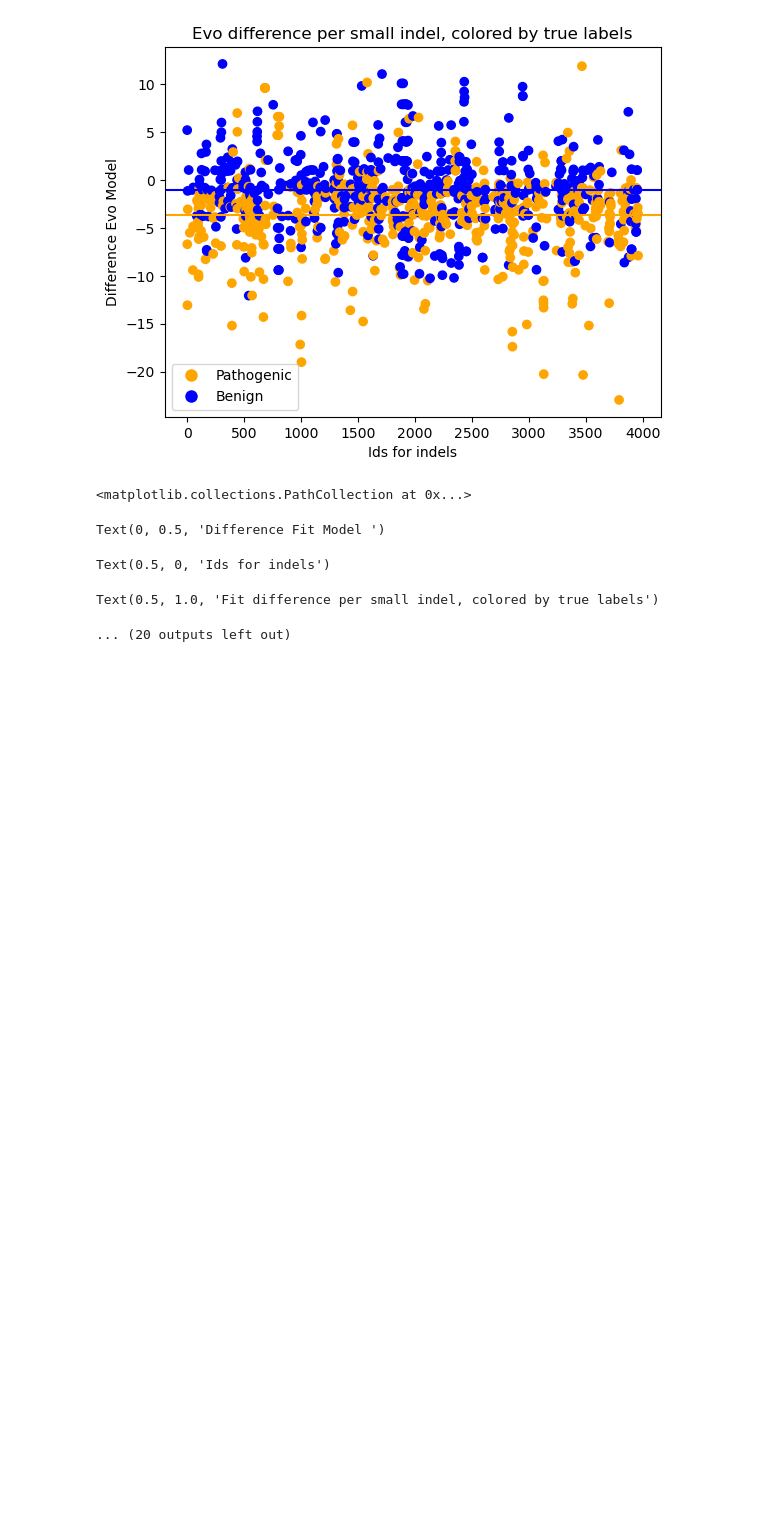
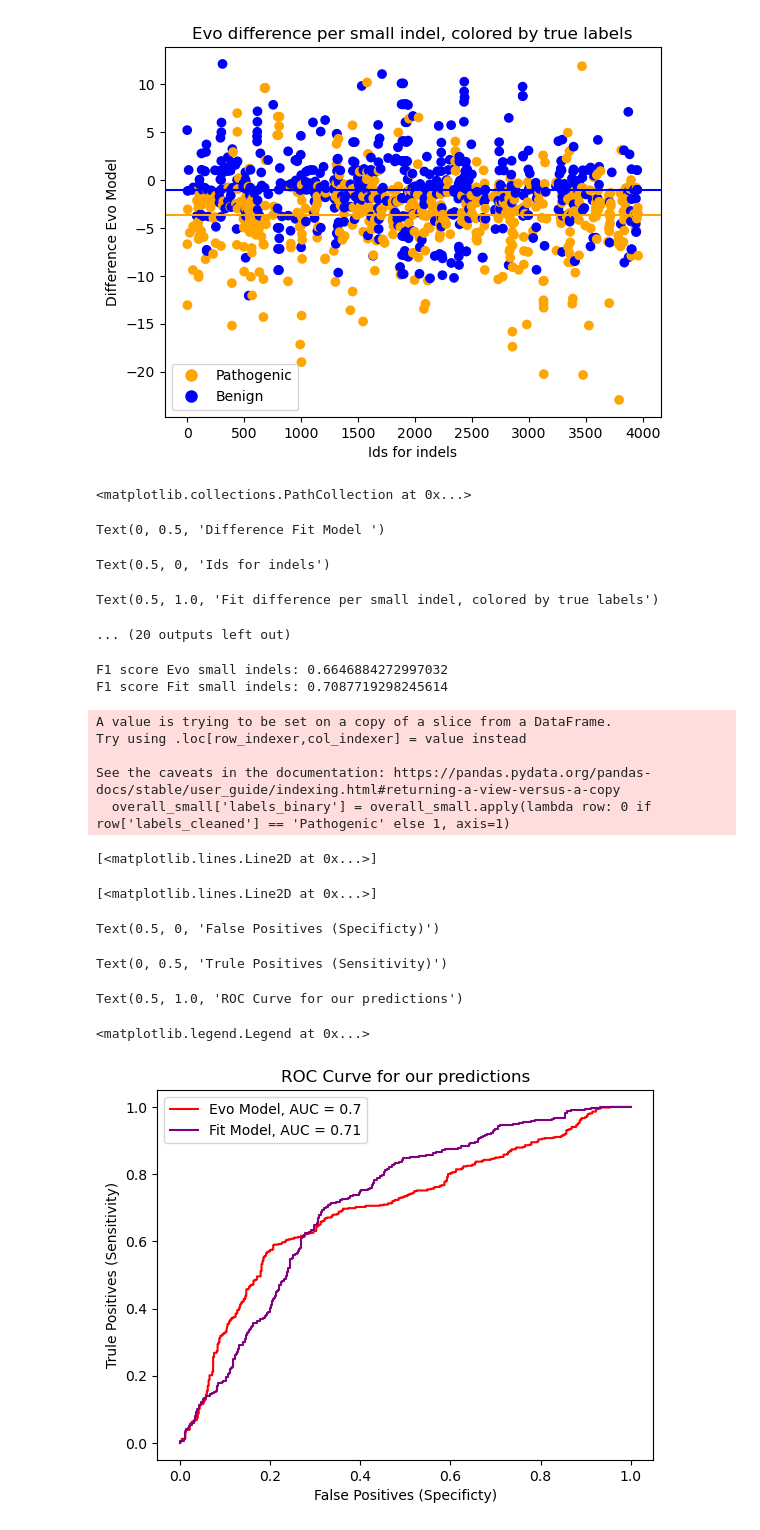
Before and after one commit to OriolGraCar/IndeLLM, a Jupyter notebook: Analysis/Analysis.ipynb, the cells around one changed output. Cells and saved outputs as stored; diff of their text form; code cells hidden in the pictures; blank space fills up the shorter version.

Commit message:
"Added ROC curves, F1 scores and VEST comparisons"

```diff
--- a/Analysis/Analysis.ipynb
+++ b/Analysis/Analysis.ipynb
@@ -237,3 +237,62 @@ Text(0, 0.5, 'Difference Fit Model ')
 Text(0.5, 0, 'Ids for indels')
 Text(0.5, 1.0, 'Fit difference per small indel, colored by true labels')
 ... (20 outputs left out)
+# %%
+from sklearn import metrics
+from sklearn.metrics import RocCurveDisplay
+from sklearn.metrics import f1_score
+
+#Turing the true lables into binary
+overall_small['labels_binary'] = overall_small.apply(lambda row: 0 if row['labels_cleaned'] == 'Pathogenic' else 1, axis=1)
+
+#Extrating Arrays
+truelabels = overall_small['labels_binary'].values
+pred_evo = overall_small['dif_evo'].values
+pred_fit = overall_small['dif_fit'].values
+
+#Calculating FP, TN and thresholds for Evo and Fit
+fpr_evo, tpr_evo, thersholds_evo = metrics.roc_curve(truelabels, pred_evo)
+roc_auc_evo = round(metrics.auc(fpr_evo, tpr_evo), 2)
+
+fpr_fit, tpr_fit, thersholds_fit = metrics.roc_curve(truelabels, pred_fit)
+roc_auc_fit = round(metrics.auc(fpr_fit, tpr_fit), 2)
+
+#Using the threshold to create a binary table of the predicted values
+#Find the best threshold
+tresh_evo = thersholds_evo[np.argmax(tpr_evo - fpr_evo)]
+tresh_fit = thersholds_fit[np.argmax(tpr_fit - fpr_fit)]
+
+#Converting the continous predictions into binary
+pred_evo_bin = [1 if x >= tresh_evo else 0 for x in pred_evo]
+pred_fit_bin = [1 if x >= tresh_fit else 0 for x in pred_fit]
+
+#Calculating F1 score
+f1_evo = f1_score(truelabels, pred_evo_bin, average = 'binary')
+f1_fit = f1_score(truelabels, pred_fit_bin, average = 'binary')
+
+print("F1 score Evo small indels:", f1_evo)
+print("F1 score Fit small indels:", f1_fit)
+
+#Plotting the Evo and Fit AUC
+plt.plot(fpr_evo, tpr_evo, label = "Evo Model, AUC = "+str(roc_auc_evo), color = "red")
+plt.plot(fpr_fit, tpr_fit, label = "Fit Model, AUC = "+str(roc_auc_fit), color = "purple")
+plt.xlabel('False Positives (Specificty)')
+plt.ylabel('Trule Positives (Sensitivity)')
+plt.title("ROC Curve for our predictions")
+plt.legend(loc = 'best')
+plt.show()
+# %% [output]
+F1 score Evo small indels: 0.6646884272997032
+F1 score Fit small indels: 0.7087719298245614
+A value is trying to be set on a copy of a slice from a DataFrame.
+Try using .loc[row_indexer,col_indexer] = value instead
+
+See the caveats in the documentation: https://pandas.pydata.org/pandas-docs/stable/user_guide/indexing.html#returning-a-view-versus-a-copy
+  overall_small['labels_binary'] = overall_small.apply(lambda row: 0 if row['labels_cleaned'] == 'Pathogenic' else 1, axis=1)
+[<matplotlib.lines.Line2D at 0x...>]
+[<matplotlib.lines.Line2D at 0x...>]
+Text(0.5, 0, 'False Positives (Specificty)')
+Text(0, 0.5, 'Trule Positives (Sensitivity)')
+Text(0.5, 1.0, 'ROC Curve for our predictions')
+<matplotlib.legend.Legend at 0x...>
+[figure, added]
```
Also changed, not shown: parts of 6 cells of this notebook.
